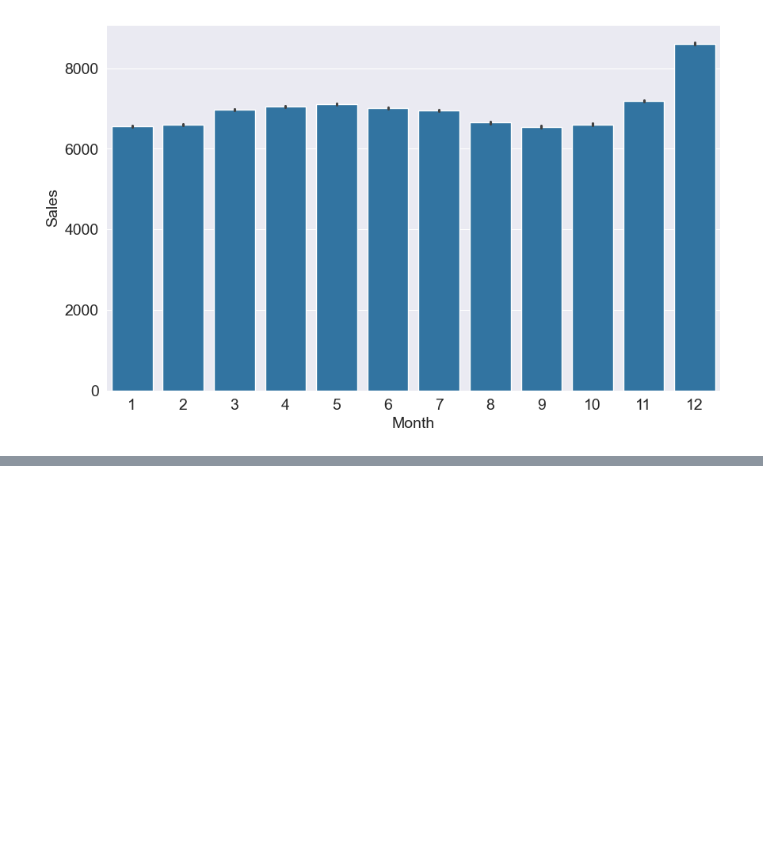
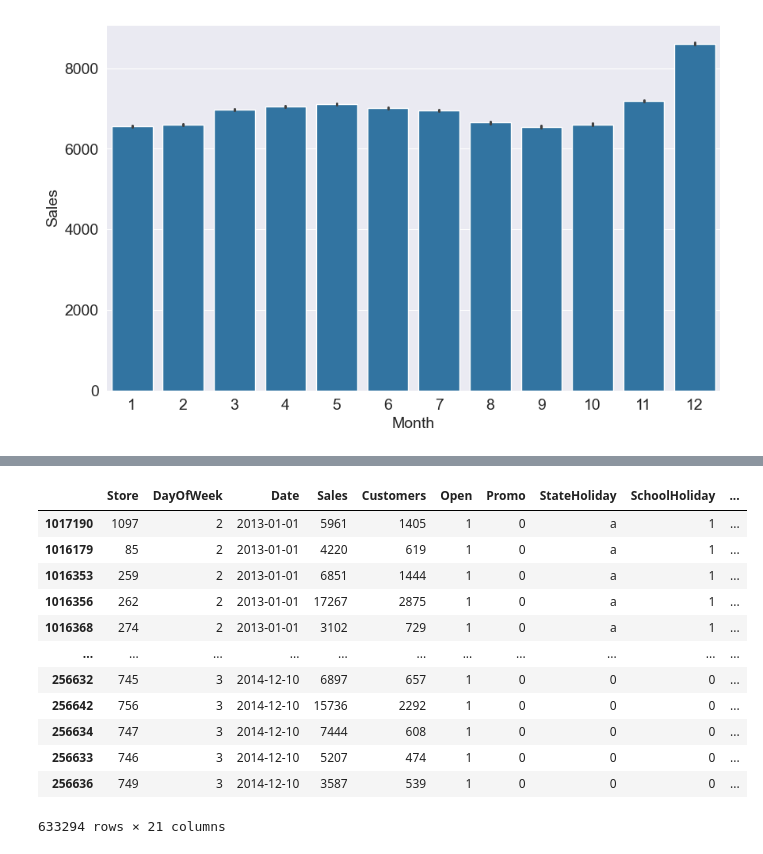
Before and after one commit to KennedyMungai/scikit-learn-course, a Jupyter notebook: scikit_learn_how_to_approach_ml_projects.ipynb, the cells around one changed output, grey strips where cells are left out. Drawn from its saved outputs; the diff is of its cells as text; code cells hidden in the pictures; blank space fills up the shorter version.

```diff
--- a/scikit_learn_how_to_approach_ml_projects.ipynb
+++ b/scikit_learn_how_to_approach_ml_projects.ipynb
@@ -243,0 +276,16 @@ sns.barplot(data=merged_df, x='Month', y='Sales')
+# %%
+train_df
+# %% [output]
+|  | Store | DayOfWeek | Date | Sales | Customers | Open | Promo | StateHoliday | SchoolHoliday | ... |
+| 1017190 | 1097 | 2 | 2013-01-01 | 5961 | 1405 | 1 | 0 | a | 1 | ... |
+| 1016179 | 85 | 2 | 2013-01-01 | 4220 | 619 | 1 | 0 | a | 1 | ... |
+| 1016353 | 259 | 2 | 2013-01-01 | 6851 | 1444 | 1 | 0 | a | 1 | ... |
+| 1016356 | 262 | 2 | 2013-01-01 | 17267 | 2875 | 1 | 0 | a | 1 | ... |
+| 1016368 | 274 | 2 | 2013-01-01 | 3102 | 729 | 1 | 0 | a | 1 | ... |
+| ... | ... | ... | ... | ... | ... | ... | ... | ... | ... | ... |
+| 256632 | 745 | 3 | 2014-12-10 | 6897 | 657 | 1 | 0 | 0 | 0 | ... |
+| 256642 | 756 | 3 | 2014-12-10 | 15736 | 2292 | 1 | 0 | 0 | 0 | ... |
+| 256634 | 747 | 3 | 2014-12-10 | 7444 | 608 | 1 | 0 | 0 | 0 | ... |
+| 256633 | 746 | 3 | 2014-12-10 | 5207 | 474 | 1 | 0 | 0 | 0 | ... |
+| 256636 | 749 | 3 | 2014-12-10 | 3587 | 539 | 1 | 0 | 0 | 0 | ... |
+633294 rows × 21 columns
```
Also changed, not shown: parts of 8 cells of this notebook.
